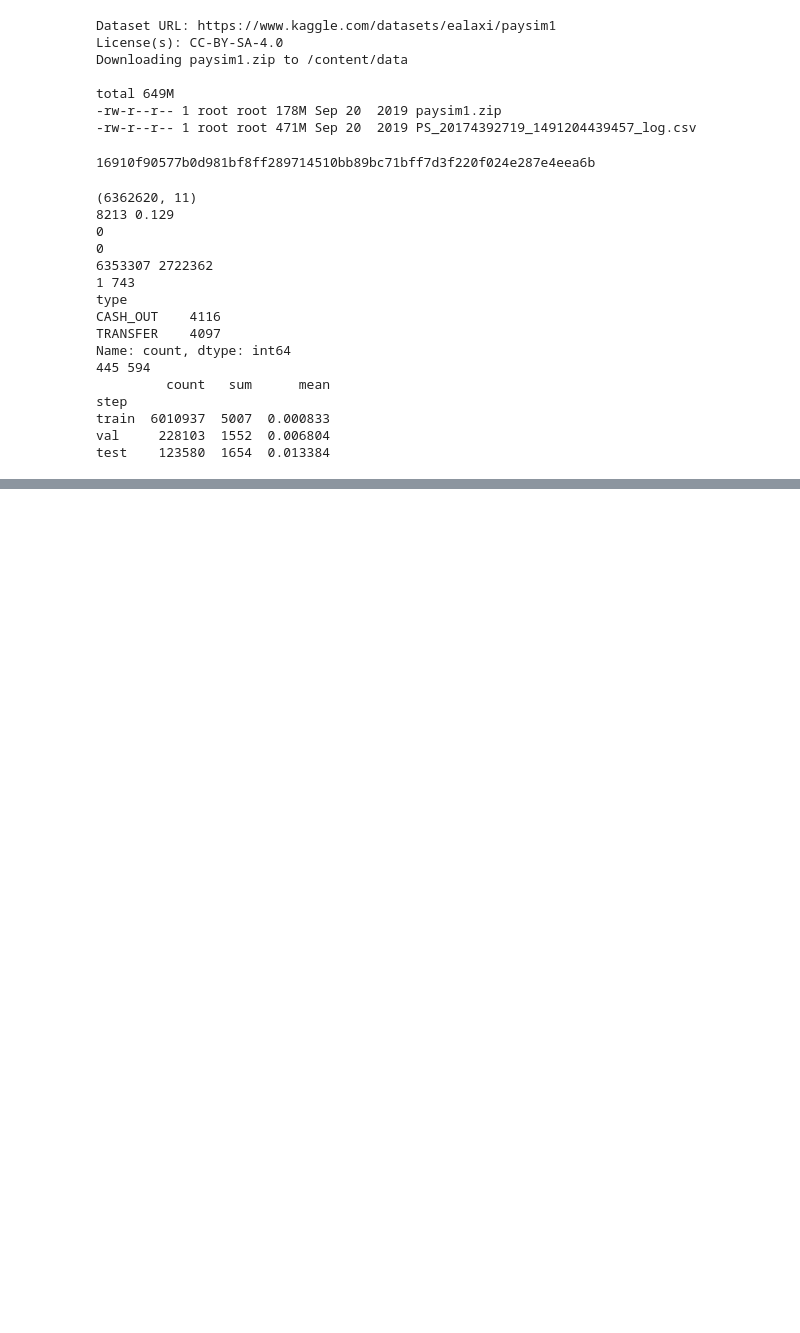
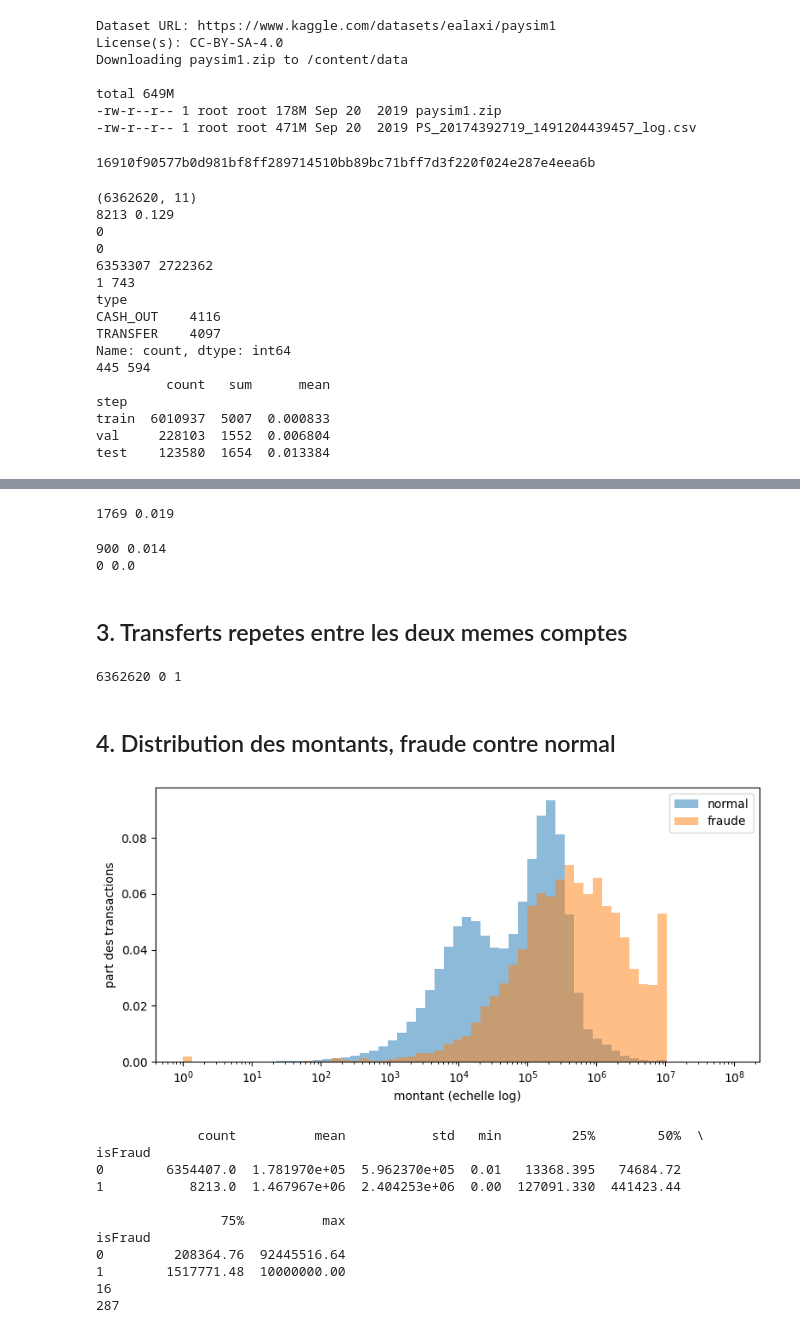
Before and after one commit to kenzaez/pfa06-graph-fraud, a Jupyter notebook: notebooks/01_audit_paysim.ipynb, the cells around one changed output, grey strips where cells are left out. Cells and saved outputs as stored; diff of their text form; code cells hidden in the pictures; blank space fills up the shorter version.

Commit message:
S2: audit complet, contrat de variables, partitions, tests et figures

```diff
--- a/notebooks/01_audit_paysim.ipynb
+++ b/notebooks/01_audit_paysim.ipynb
@@ -81,0 +107,57 @@ xgboost==3.4.1
+# %%
+orig = set(df.nameOrig)
+dest = set(df.nameDest)
+both = orig & dest
+print(len(both), round(len(both) / len(orig | dest) * 100, 3))
+# %% [output]
+1769 0.019
+# %%
+first_dest = df.groupby("nameDest").step.min()
+prev = df.nameOrig.map(first_dest)
+seen = prev < df.step
+print(seen.sum(), round(seen.mean() * 100, 3))
+print(df.loc[seen, "isFraud"].sum(), df.loc[seen, "isFraud"].mean())
+# %% [output]
+900 0.014
+0 0.0
+# %% [markdown]
+## 3. Transferts repetes entre les deux memes comptes
+# %%
+pairs = df.groupby(["nameOrig", "nameDest"]).size()
+print(len(pairs), (pairs > 1).sum(), pairs.max())
+# %% [output]
+6362620 0 1
+# %% [markdown]
+## 4. Distribution des montants, fraude contre normal
+# %%
+bins = np.logspace(0, np.log10(df.amount.max() + 1), 60)
+a0 = df.loc[df.isFraud == 0, "amount"] + 1
+a1 = df.loc[df.isFraud == 1, "amount"] + 1
+
+fig, ax = plt.subplots(figsize=(8, 4))
+ax.hist(a0, bins=bins, alpha=0.5, weights=np.ones(len(a0)) / len(a0), label="normal")
+ax.hist(a1, bins=bins, alpha=0.5, weights=np.ones(len(a1)) / len(a1), label="fraude")
+ax.set_xscale("log")
+ax.set_xlabel("montant (echelle log)")
+ax.set_ylabel("part des transactions")
+ax.legend()
+plt.tight_layout()
+plt.savefig("figures/montants_fraude_vs_normal.png", dpi=150)
+plt.show()
+
+print(df.groupby("isFraud").amount.describe())
+print((df.loc[df.isFraud == 1, "amount"] == 0).sum())
+print((df.loc[df.isFraud == 1, "amount"] == 10_000_000).sum())
+# %% [output]
+[figure, added]
+             count          mean           std   min         25%        50%  \
+isFraud
+0        6354407.0  1.781970e+05  5.962370e+05  0.01   13368.395   74684.72
+1           8213.0  1.467967e+06  2.404253e+06  0.00  127091.330  441423.44
+
+                75%          max
+isFraud
+0         208364.76  92445516.64
+1        1517771.48  10000000.00
+16
+287
```
Also changed, not shown: parts of 20 cells of this notebook, 1 other file.
